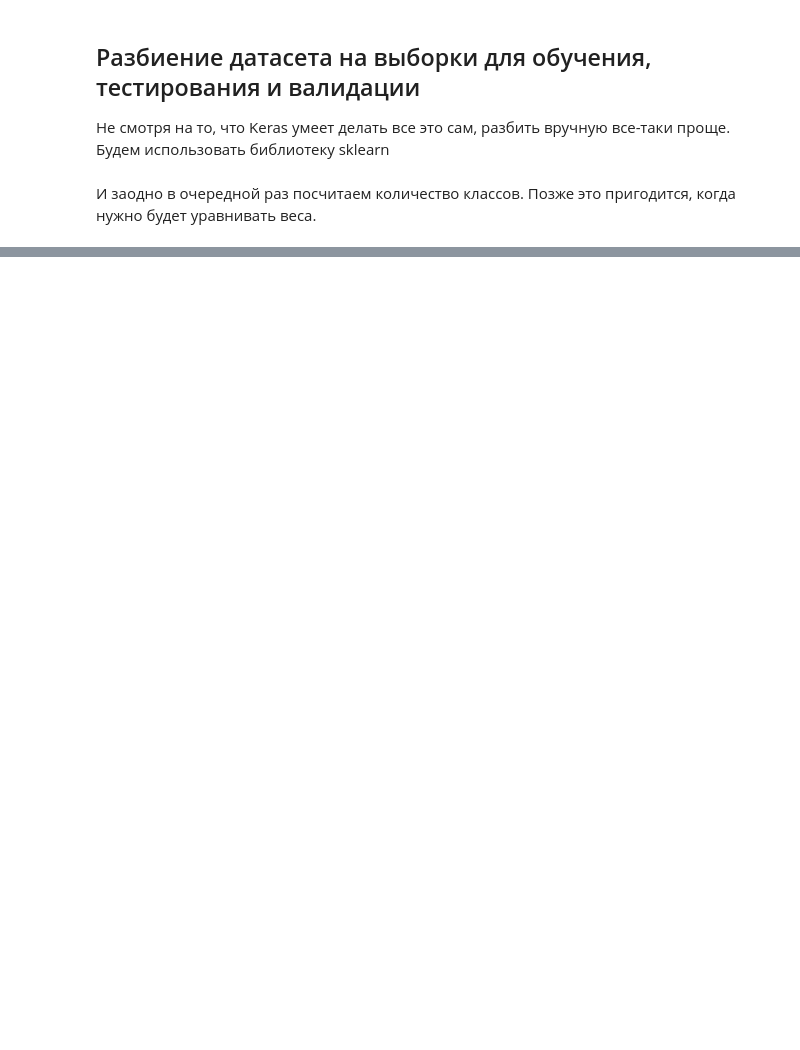
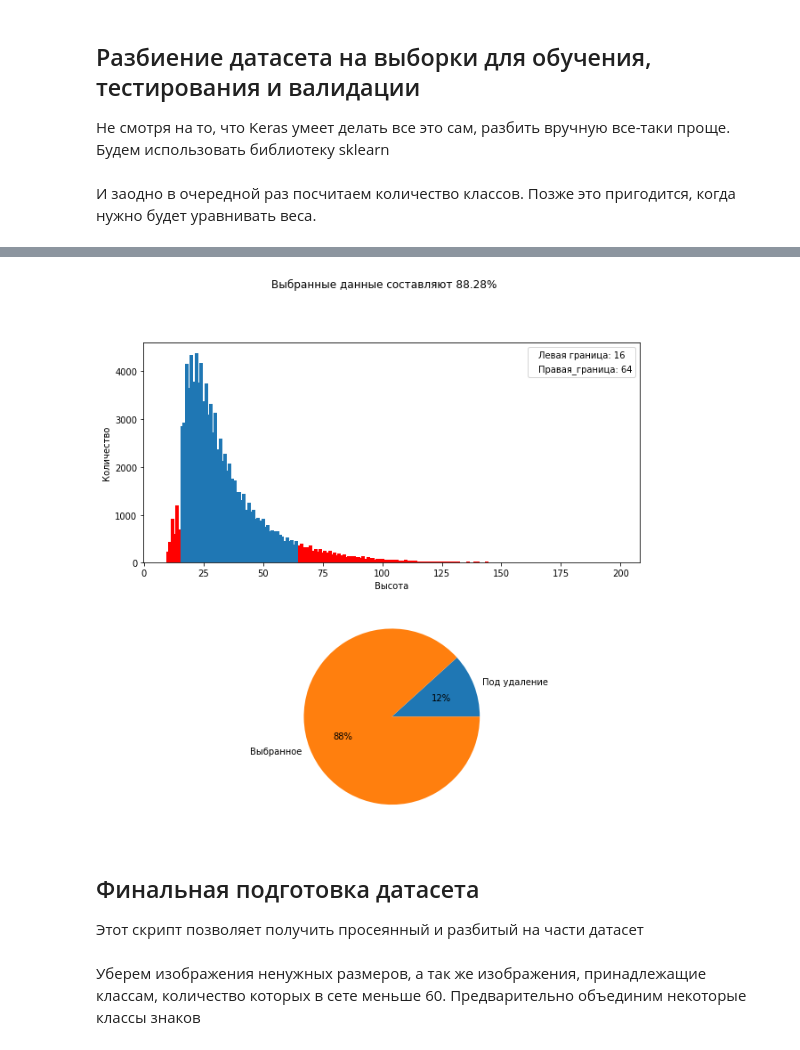
Before and after one commit to bmstu-iu8-g1-2019-project/road-signs-recognition, a Jupyter notebook: dataset.ipynb, the cells around one changed output, grey strips where cells are left out. Drawn from its saved outputs; the diff is of its cells as text; code cells hidden in the pictures; blank space fills up the shorter version.

```diff
--- a/dataset.ipynb
+++ b/dataset.ipynb
@@ -552,0 +586,28 @@ counts.to_csv('dataset/counts.csv', index=False)
+# %%
+def compute_precentage(left_tr, right_tr, arr, label):
+    sorted_arr = np.sort(arr)
+    taken = list(dropwhile(lambda x: x < left_tr, sorted_arr))
+    taken = list(takewhile(lambda x: x <= right_tr, taken))
+
+    fig, axs = plt.subplots(2, figsize=(10, 10))
+    fig.suptitle(
+        'Выбранные данные составляют {}%'.format(round(float(len(taken)) / len(sorted_arr) * 100, 2))
+    )
+    d_all = cs.Counter(sorted_arr)
+    d_taken = cs.Counter(taken)
+    axs[0].bar(list(d_all.keys()), list(d_all.values()), width=1.5, color='r')
+    axs[0].bar(list(d_taken.keys()), list(d_taken.values()), width=1.5)
+    axs[0].set_xlabel(label)
+    axs[0].set_ylabel('Количество')
+    axs[0].legend(['Левая граница: ' + str(left_tr),
+                   'Правая граница: ' + str(right_tr)],
+                  loc='upper right', handlelength=0)
+    axs[1].pie([len(sorted_arr) - len(taken), len(taken)], labels=['Под удаление', 'Выбранное'], autopct='%1.0f%%')
+    plt.show()
+# %%
+compute_precentage(16, 64, dataset['height'].values, label='Высота')
+# %% [output]
+[figure, added]
+# %% [markdown]
+## Финальная подготовка датасета
+Этот скрипт позволяет получить просеянный и разбитый на части датасет
@@ -552,0 +619,2 @@ counts.to_csv('dataset/counts.csv', index=False)
+# %% [markdown]
+Уберем изображения ненужных размеров, а так же изображения, принадлежащие классам, количество которых в сете меньше 60. Предварительно объединим некоторые классы знаков
```
Also changed, not shown: parts of 12 cells of this notebook, 7 other files.
